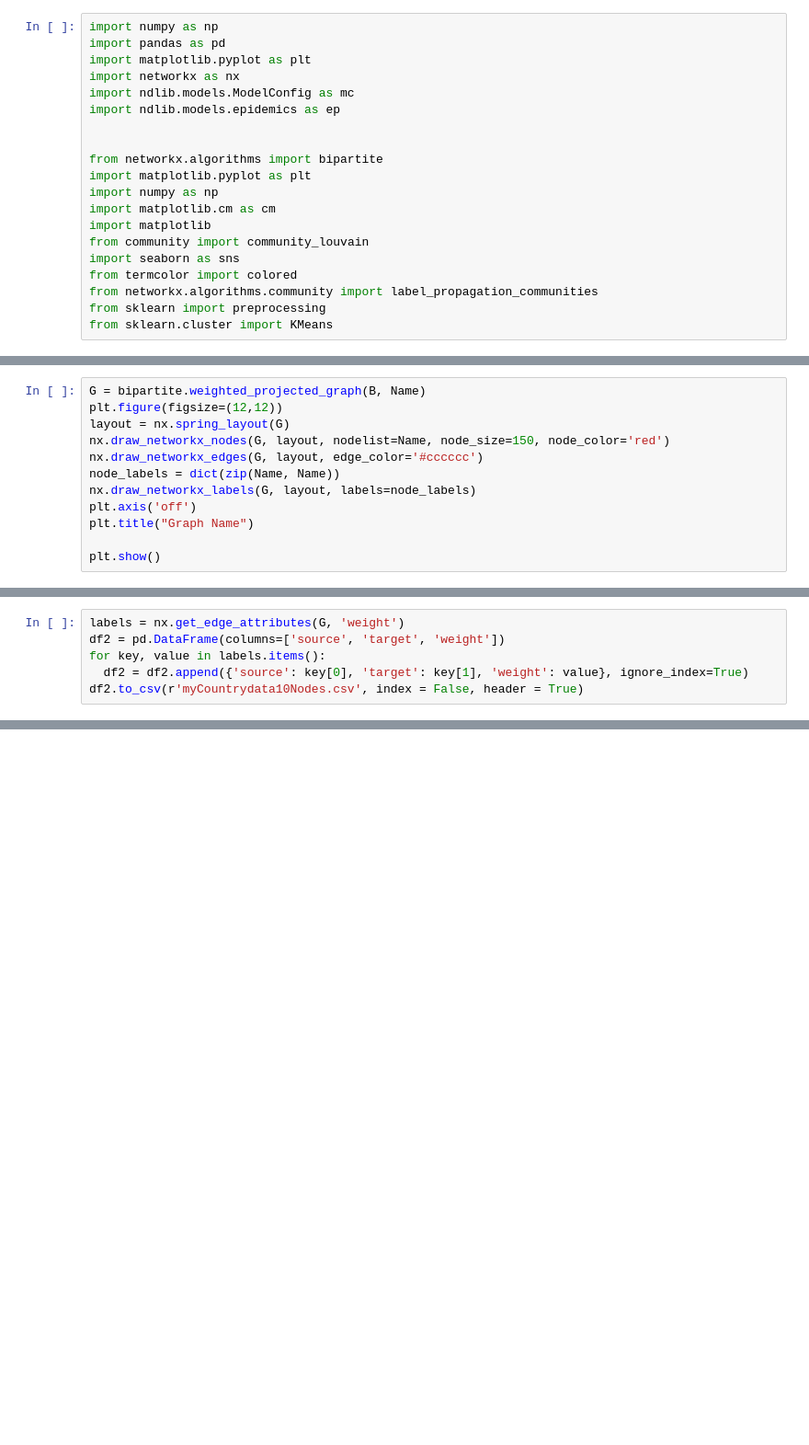
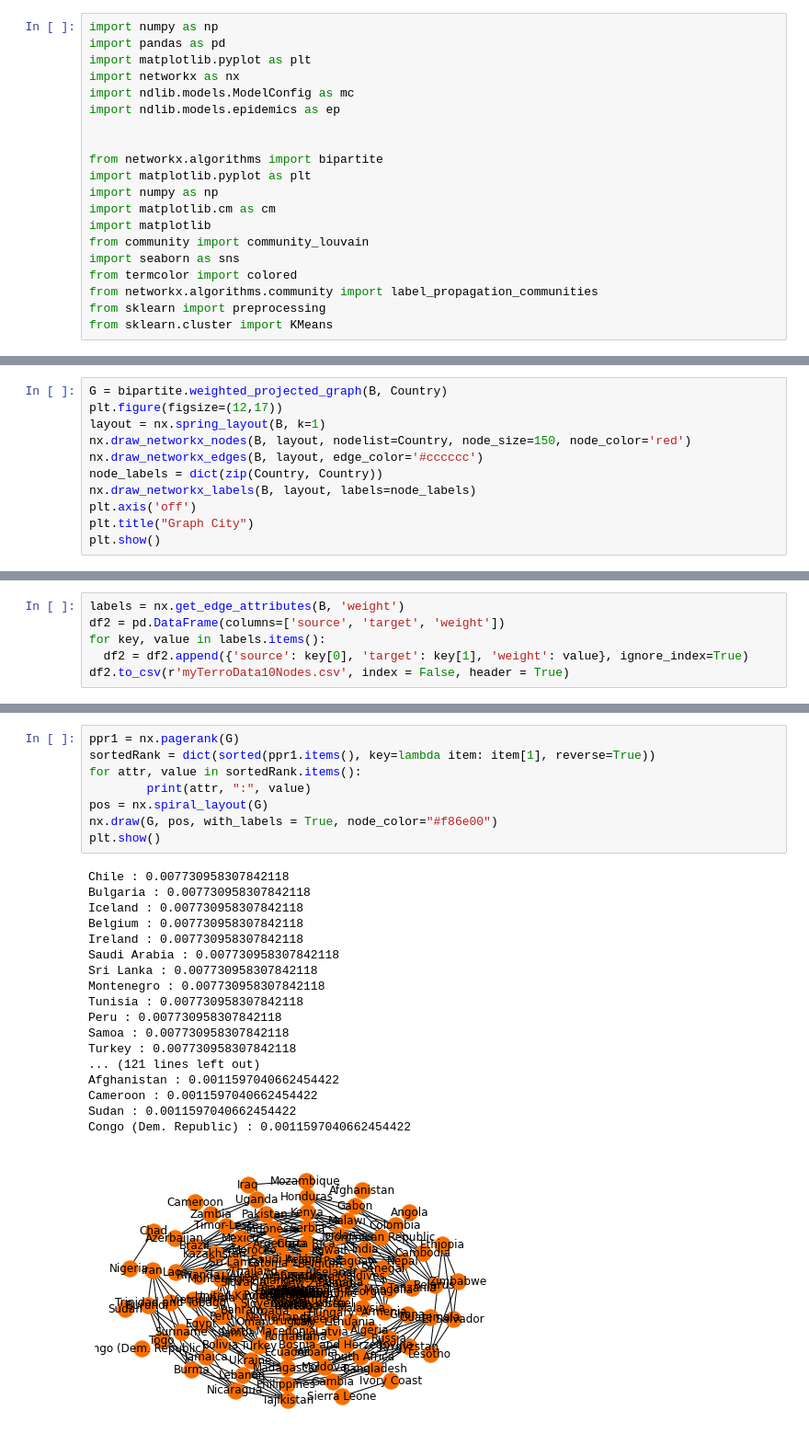
Before and after one commit to TranNhatTan0312/DoAn_MXH, a Jupyter notebook: DoAn_MXH.ipynb, the cells around one changed output, grey strips where cells are left out. Shown at 92% size. Drawn from its saved outputs; the diff is of its cells as text; blank space fills up the shorter version.

```diff
--- a/DoAn_MXH.ipynb
+++ b/DoAn_MXH.ipynb
@@ -143,13 +136,12 @@ nx.draw_networkx(B, pos = nx.drawing.layout.bipartite_layout(B, Name), font_size
 # %%
-G = bipartite.weighted_projected_graph(B, Name)
-plt.figure(figsize=(12,12))
-layout = nx.spring_layout(G)
-nx.draw_networkx_nodes(G, layout, nodelist=Name, node_size=150, node_color='red')
-nx.draw_networkx_edges(G, layout, edge_color='#cccccc')
-node_labels = dict(zip(Name, Name))
-nx.draw_networkx_labels(G, layout, labels=node_labels)
+G = bipartite.weighted_projected_graph(B, Country)
+plt.figure(figsize=(12,17))
+layout = nx.spring_layout(B, k=1)
+nx.draw_networkx_nodes(B, layout, nodelist=Country, node_size=150, node_color='red')
+nx.draw_networkx_edges(B, layout, edge_color='#cccccc')
+node_labels = dict(zip(Country, Country))
+nx.draw_networkx_labels(B, layout, labels=node_labels)
 plt.axis('off')
-plt.title("Graph Name")
-
+plt.title("Graph City")
 plt.show()
 # %% [output]
@@ -157,8 +149,8 @@ NetworkXAlgorithmError: the size of the nodes to project onto (397) is >= the gr
 They are either not a valid bipartite partition or contain duplicates
 # %%
-labels = nx.get_edge_attributes(G, 'weight')
+labels = nx.get_edge_attributes(B, 'weight')
 df2 = pd.DataFrame(columns=['source', 'target', 'weight'])
 for key, value in labels.items():
   df2 = df2.append({'source': key[0], 'target': key[1], 'weight': value}, ignore_index=True)
-df2.to_csv(r'myCountrydata10Nodes.csv', index = False, header = True)
+df2.to_csv(r'myTerroData10Nodes.csv', index = False, header = True)
 # %%
@@ -177,0 +206,27 @@ Do do page rank
+# %%
+ppr1 = nx.pagerank(G)
+sortedRank = dict(sorted(ppr1.items(), key=lambda item: item[1], reverse=True))
+for attr, value in sortedRank.items():
+        print(attr, ":", value)
+pos = nx.spiral_layout(G)
+nx.draw(G, pos, with_labels = True, node_color="#f86e00")
+plt.show()
+# %% [output]
+Chile : 0.007730958307842118
+Bulgaria : 0.007730958307842118
+Iceland : 0.007730958307842118
+Belgium : 0.007730958307842118
+Ireland : 0.007730958307842118
+Saudi Arabia : 0.007730958307842118
+Sri Lanka : 0.007730958307842118
+Montenegro : 0.007730958307842118
+Tunisia : 0.007730958307842118
+Peru : 0.007730958307842118
+Samoa : 0.007730958307842118
+Turkey : 0.007730958307842118
+... (121 lines left out)
+Afghanistan : 0.0011597040662454422
+Cameroon : 0.0011597040662454422
+Sudan : 0.0011597040662454422
+Congo (Dem. Republic) : 0.0011597040662454422
+[figure, added]
```
Also changed, not shown: parts of 17 cells of this notebook, 32 other files.
